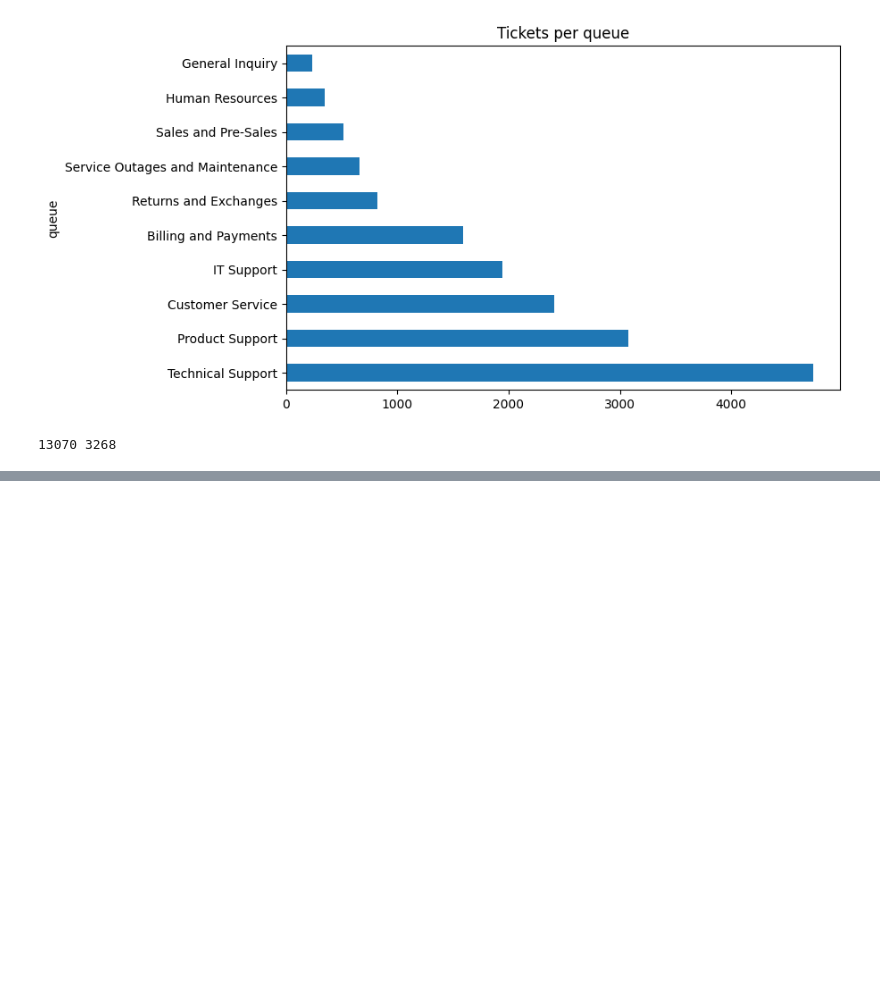
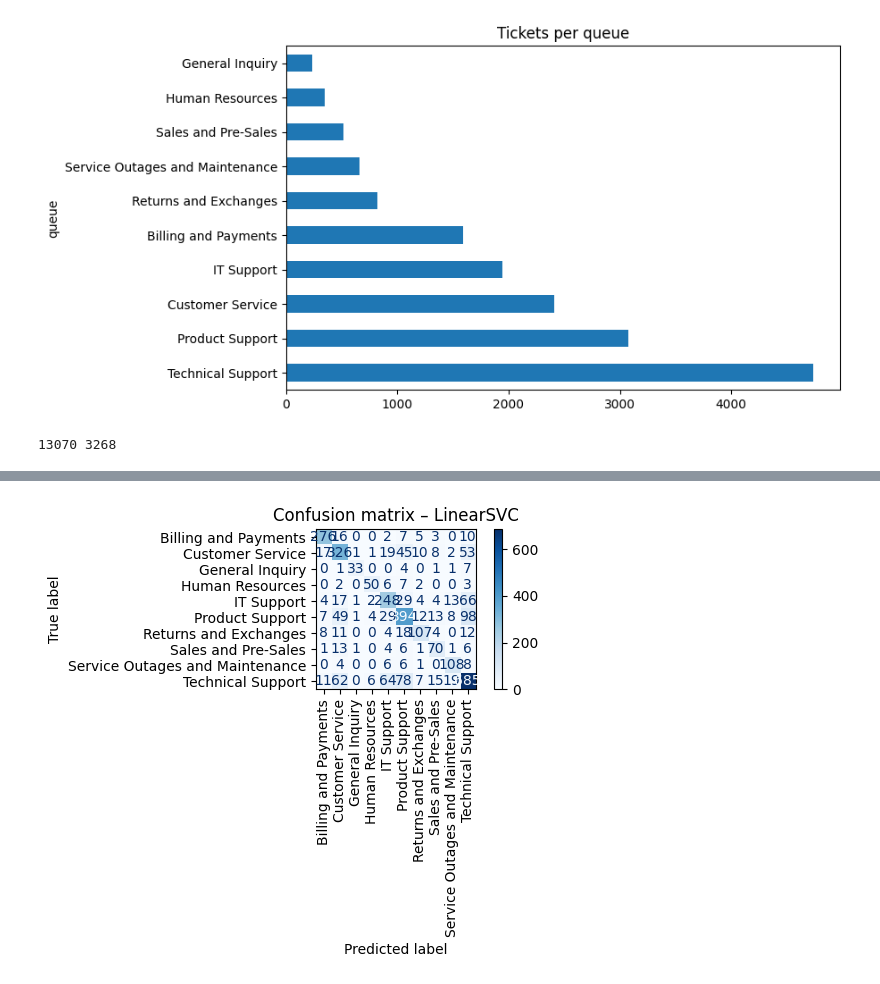
Before and after one commit to S-a-g-a-r-a-m/ticket-classifier, a Jupyter notebook: notebooks/01_explore.ipynb, the cells around one changed output, grey strips where cells are left out. Cells and saved outputs as stored; diff of their text form; code cells hidden in the pictures; blank space fills up the shorter version.

Commit message:
Day 2: models

```diff
--- a/notebooks/01_explore.ipynb
+++ b/notebooks/01_explore.ipynb
@@ -54,0 +63,26 @@ print(len(X_train), len(X_test))
+# %%
+from sklearn.pipeline import Pipeline
+from sklearn.feature_extraction.text import TfidfVectorizer
+from sklearn.linear_model import LogisticRegression
+from sklearn.naive_bayes import MultinomialNB
+from sklearn.svm import LinearSVC
+from sklearn.metrics import classification_report
+models = {
+"LogisticRegression": LogisticRegression(max_iter=1000,
+class_weight="balanced"),
+"NaiveBayes": MultinomialNB(),
+"LinearSVC": LinearSVC(class_weight="balanced"),
+}
+results, pipes = {}, {}
+for name, clf in models.items():
+    pipe = Pipeline([
+        ("tfidf", TfidfVectorizer(stop_words="english", ngram_range=(1, 2),
+min_df=2)),
+        ("clf", clf),
+    ])
+    pipe.fit(X_train, y_train)
+    pred = pipe.predict(X_test)
+    results[name] = f1_score(y_test, pred, average="macro")
+    pipes[name] = pipe
+    print(f"\n=== {name} ===\n", classification_report(y_test, pred))
+pd.Series(results).sort_values(ascending=False)
@@ -54,0 +128,8 @@ print(len(X_train), len(X_test))
+# %%
+from sklearn.metrics import ConfusionMatrixDisplay
+best = max(results, key=results.get)
+ConfusionMatrixDisplay.from_estimator(pipes[best], X_test, y_test,
+xticks_rotation=90, cmap="Blues")
+plt.title(f"Confusion matrix – {best}"); plt.tight_layout(); plt.show()
+# %% [output]
+[figure, added]
```
Also changed, not shown: parts of 3 cells of this notebook.
